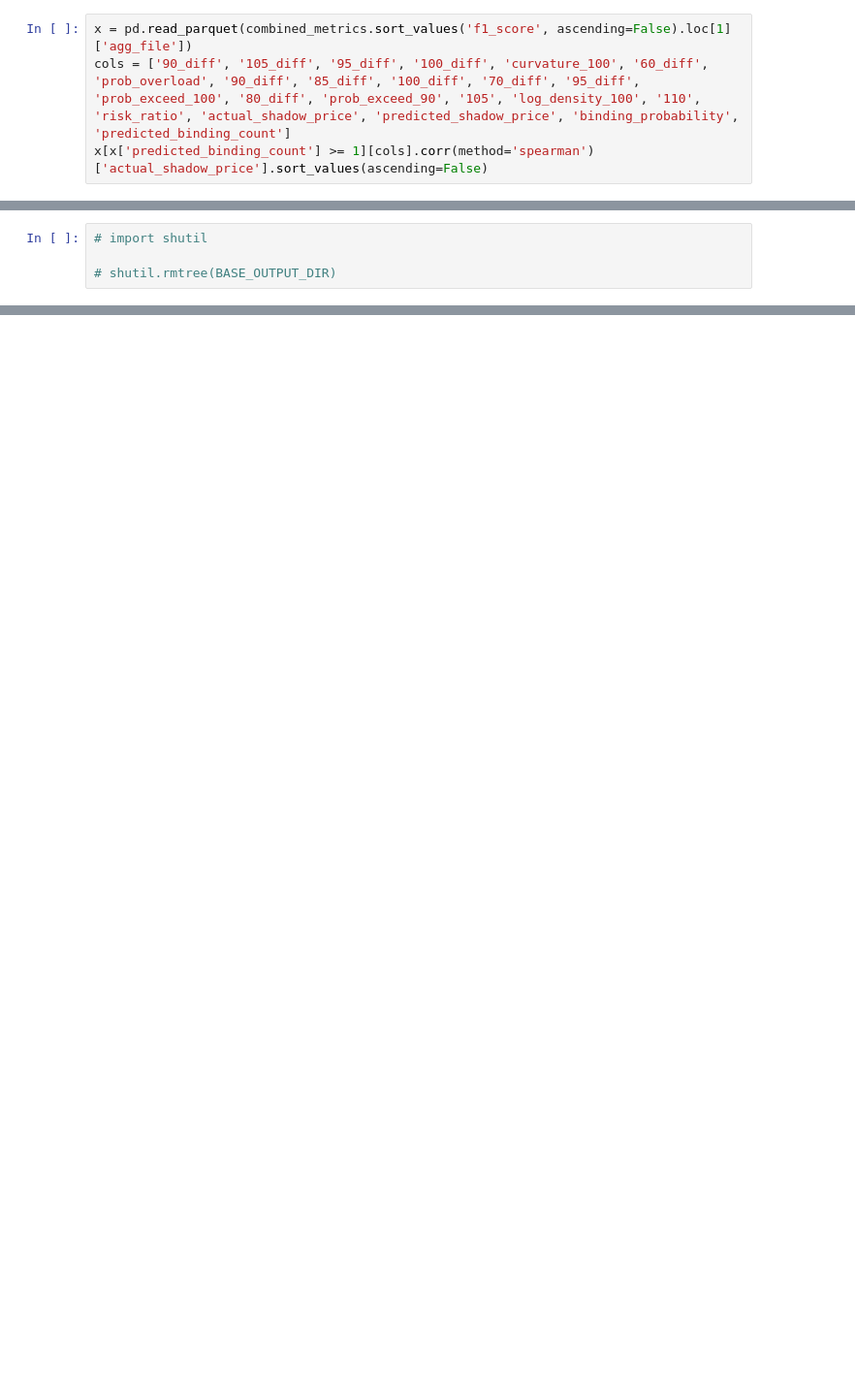
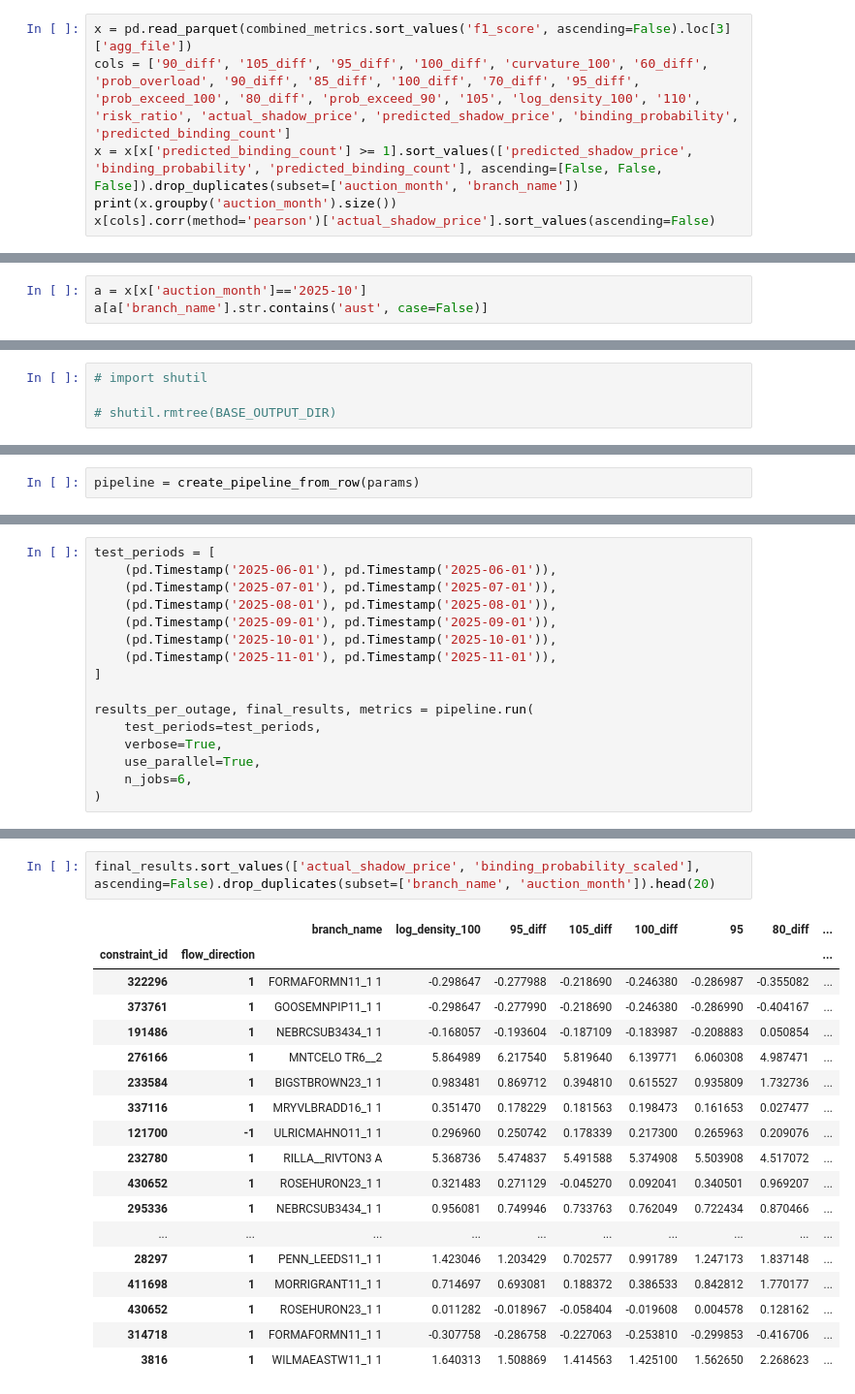
Before and after one commit to qhu-xyz/research-qianli-v2, a Jupyter notebook: notebook/param_search_result.ipynb, the cells around one changed output, grey strips where cells are left out. Shown at 97% size. Cells and saved outputs as stored; diff of their text form; blank space fills up the shorter version.

Commit message:
[4396] Optimize parallel performance, refactor features, and tune for precision

```diff
--- a/notebook/param_search_result.ipynb
+++ b/notebook/param_search_result.ipynb
@@ -136,5 +99,7 @@ combined_metrics.sort_values('f1_score', ascending=False)
 # %%
-x = pd.read_parquet(combined_metrics.sort_values('f1_score', ascending=False).loc[1]['agg_file'])
+x = pd.read_parquet(combined_metrics.sort_values('f1_score', ascending=False).loc[3]['agg_file'])
 cols = ['90_diff', '105_diff', '95_diff', '100_diff', 'curvature_100', '60_diff', 'prob_overload', '90_diff', '85_diff', '100_diff', '70_diff', '95_diff', 'prob_exceed_100', '80_diff', 'prob_exceed_90', '105', 'log_density_100', '110', 'risk_ratio', 'actual_shadow_price', 'predicted_shadow_price', 'binding_probability', 'predicted_binding_count']
-x[x['predicted_binding_count'] >= 1][cols].corr(method='spearman')['actual_shadow_price'].sort_values(ascending=False)
+x = x[x['predicted_binding_count'] >= 1].sort_values(['predicted_shadow_price', 'binding_probability', 'predicted_binding_count'], ascending=[False, False, False]).drop_duplicates(subset=['auction_month', 'branch_name'])
+print(x.groupby('auction_month').size())
+x[cols].corr(method='pearson')['actual_shadow_price'].sort_values(ascending=False)
 # %% [output]
@@ -157,0 +129,3 @@ Name: actual_shadow_price, dtype: float64
+# %%
+a = x[x['auction_month']=='2025-10']
+a[a['branch_name'].str.contains('aust', case=False)]
@@ -194,0 +246,2 @@ max      0.373819    0.343743    0.412025  370.223772  2044.116309
+# %%
+pipeline = create_pipeline_from_row(params)
@@ -194,0 +268,16 @@ max      0.373819    0.343743    0.412025  370.223772  2044.116309
+# %%
+test_periods = [
+    (pd.Timestamp('2025-06-01'), pd.Timestamp('2025-06-01')),
+    (pd.Timestamp('2025-07-01'), pd.Timestamp('2025-07-01')),
+    (pd.Timestamp('2025-08-01'), pd.Timestamp('2025-08-01')),
+    (pd.Timestamp('2025-09-01'), pd.Timestamp('2025-09-01')),
+    (pd.Timestamp('2025-10-01'), pd.Timestamp('2025-10-01')),
+    (pd.Timestamp('2025-11-01'), pd.Timestamp('2025-11-01')),
+]
+
+results_per_outage, final_results, metrics = pipeline.run(
+    test_periods=test_periods,
+    verbose=True,
+    use_parallel=True,
+    n_jobs=6,
+)
@@ -194,0 +515,21 @@ max      0.373819    0.343743    0.412025  370.223772  2044.116309
+# %%
+final_results.sort_values(['actual_shadow_price', 'binding_probability_scaled'], ascending=False).drop_duplicates(subset=['branch_name', 'auction_month']).head(20)
+# %% [output]
+|  |  | branch_name | log_density_100 | 95_diff | 105_diff | 100_diff | 95 | 80_diff | ... |
+| constraint_id | flow_direction |  |  |  |  |  |  |  | ... |
+| 322296 | 1 | FORMAFORMN11_1 1 | -0.298647 | -0.277988 | -0.218690 | -0.246380 | -0.286987 | -0.355082 | ... |
+| 373761 | 1 | GOOSEMNPIP11_1 1 | -0.298647 | -0.277990 | -0.218690 | -0.246380 | -0.286990 | -0.404167 | ... |
+| 191486 | 1 | NEBRCSUB3434_1 1 | -0.168057 | -0.193604 | -0.187109 | -0.183987 | -0.208883 | 0.050854 | ... |
+| 276166 | 1 | MNTCELO TR6__2 | 5.864989 | 6.217540 | 5.819640 | 6.139771 | 6.060308 | 4.987471 | ... |
+| 233584 | 1 | BIGSTBROWN23_1 1 | 0.983481 | 0.869712 | 0.394810 | 0.615527 | 0.935809 | 1.732736 | ... |
+| 337116 | 1 | MRYVLBRADD16_1 1 | 0.351470 | 0.178229 | 0.181563 | 0.198473 | 0.161653 | 0.027477 | ... |
+| 121700 | -1 | ULRICMAHNO11_1 1 | 0.296960 | 0.250742 | 0.178339 | 0.217300 | 0.265963 | 0.209076 | ... |
+| 232780 | 1 | RILLA__RIVTON3 A | 5.368736 | 5.474837 | 5.491588 | 5.374908 | 5.503908 | 4.517072 | ... |
+| 430652 | 1 | ROSEHURON23_1 1 | 0.321483 | 0.271129 | -0.045270 | 0.092041 | 0.340501 | 0.969207 | ... |
+| 295336 | 1 | NEBRCSUB3434_1 1 | 0.956081 | 0.749946 | 0.733763 | 0.762049 | 0.722434 | 0.870466 | ... |
+| ... | ... | ... | ... | ... | ... | ... | ... | ... | ... |
+| 28297 | 1 | PENN_LEEDS11_1 1 | 1.423046 | 1.203429 | 0.702577 | 0.991789 | 1.247173 | 1.837148 | ... |
+| 411698 | 1 | MORRIGRANT11_1 1 | 0.714697 | 0.693081 | 0.188372 | 0.386533 | 0.842812 | 1.770177 | ... |
+| 430652 | 1 | ROSEHURON23_1 1 | 0.011282 | -0.018967 | -0.058404 | -0.019608 | 0.004578 | 0.128162 | ... |
+| 314718 | 1 | FORMAFORMN11_1 1 | -0.307758 | -0.286758 | -0.227063 | -0.253810 | -0.299853 | -0.416706 | ... |
+| 3816 | 1 | WILMAEASTW11_1 1 | 1.640313 | 1.508869 | 1.414563 | 1.425100 | 1.562650 | 2.268623 | ... |
```
Also changed, not shown: parts of 25 cells of this notebook, 31 other files.
